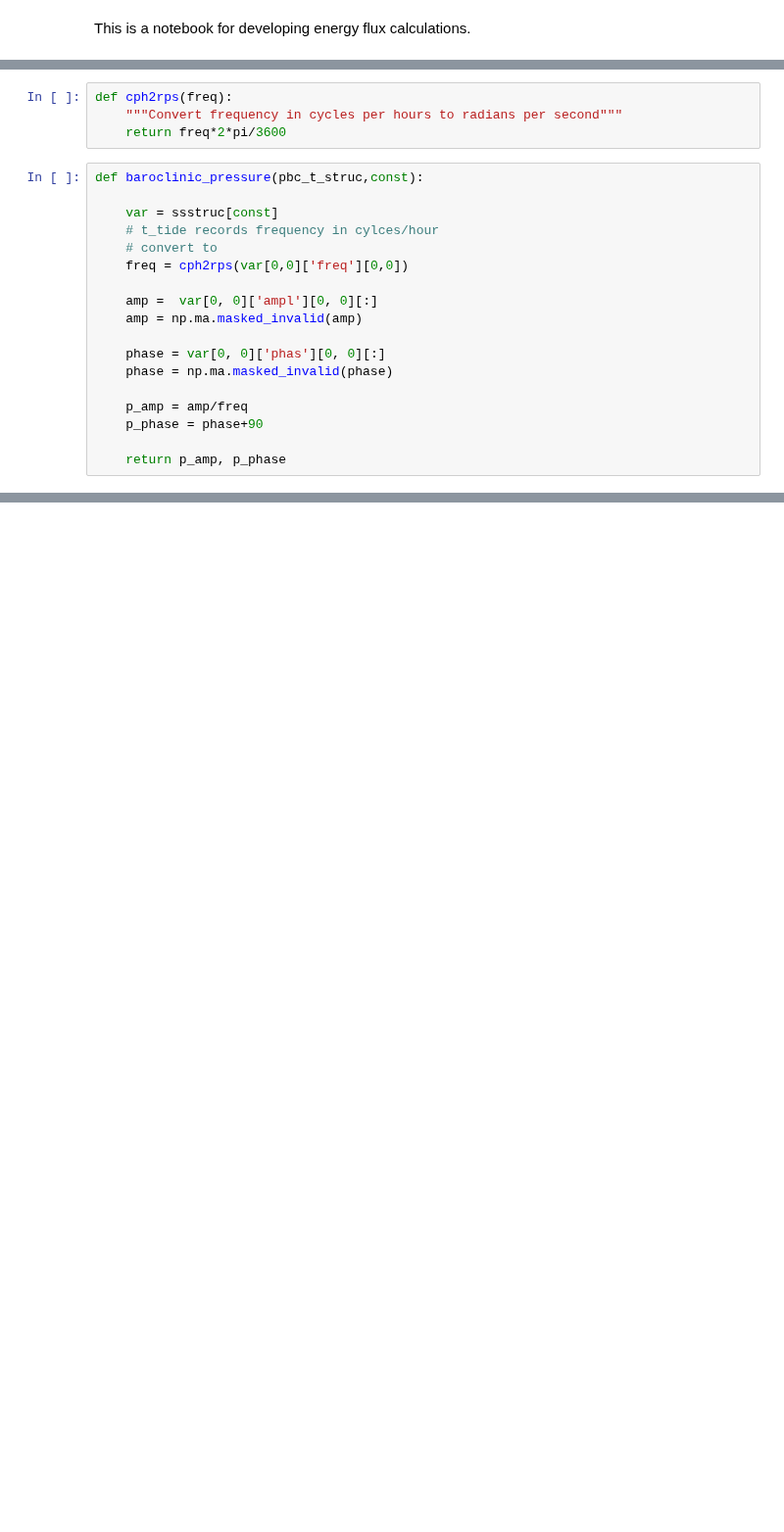
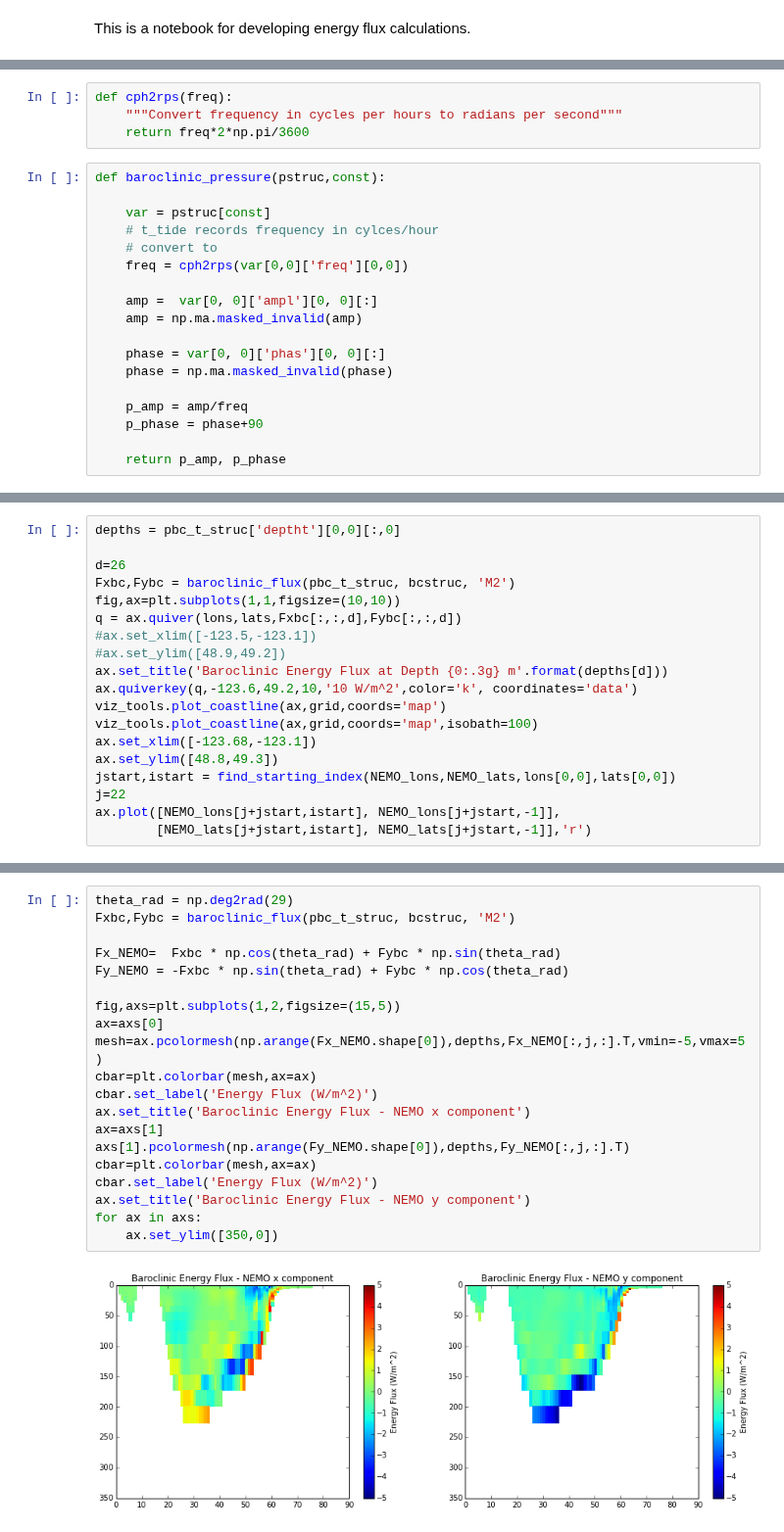
Before and after one commit to SalishSeaCast/analysis, a Jupyter notebook: Nancy/energy_flux/Develop energy flux calculations.ipynb, the cells around one changed output, grey strips where cells are left out. Shown at 98% size. Saved outputs shown, nothing was run; the diff lists cells and outputs as text; blank space fills up the shorter version.

```diff
--- a/Nancy/energy_flux/Develop energy flux calculations.ipynb
+++ b/Nancy/energy_flux/Develop energy flux calculations.ipynb
@@ -99,11 +123,11 @@ def barotropic_pressure(sshstruc, const):
 # %%
 def cph2rps(freq):
     """Convert frequency in cycles per hours to radians per second"""
-    return freq*2*pi/3600
+    return freq*2*np.pi/3600
 # %%
-def baroclinic_pressure(pbc_t_struc,const):
+def baroclinic_pressure(pstruc,const):
 
-    var = ssstruc[const]
+    var = pstruc[const]
     # t_tide records frequency in cylces/hour
     # convert to
     freq = cph2rps(var[0,0]['freq'][0,0])
@@ -120,0 +214,19 @@ def baroclinic_pressure(pbc_t_struc,const):
+# %%
+depths = pbc_t_struc['deptht'][0,0][:,0]
+
+d=26
+Fxbc,Fybc = baroclinic_flux(pbc_t_struc, bcstruc, 'M2')
+fig,ax=plt.subplots(1,1,figsize=(10,10))
+q = ax.quiver(lons,lats,Fxbc[:,:,d],Fybc[:,:,d])
+#ax.set_xlim([-123.5,-123.1])
+#ax.set_ylim([48.9,49.2])
+ax.set_title('Baroclinic Energy Flux at Depth {0:.3g} m'.format(depths[d]))
+ax.quiverkey(q,-123.6,49.2,10,'10 W/m^2',color='k', coordinates='data')
+viz_tools.plot_coastline(ax,grid,coords='map')
+viz_tools.plot_coastline(ax,grid,coords='map',isobath=100)
+ax.set_xlim([-123.68,-123.1])
+ax.set_ylim([48.8,49.3])
+jstart,istart = find_starting_index(NEMO_lons,NEMO_lats,lons[0,0],lats[0,0])
+j=22
+ax.plot([NEMO_lons[j+jstart,istart], NEMO_lons[j+jstart,-1]],
+        [NEMO_lats[j+jstart,istart], NEMO_lats[j+jstart,-1]],'r')
@@ -120,0 +238,22 @@ def baroclinic_pressure(pbc_t_struc,const):
+# %%
+theta_rad = np.deg2rad(29)
+Fxbc,Fybc = baroclinic_flux(pbc_t_struc, bcstruc, 'M2')
+
+Fx_NEMO=  Fxbc * np.cos(theta_rad) + Fybc * np.sin(theta_rad)
+Fy_NEMO = -Fxbc * np.sin(theta_rad) + Fybc * np.cos(theta_rad)
+
+fig,axs=plt.subplots(1,2,figsize=(15,5))
+ax=axs[0]
+mesh=ax.pcolormesh(np.arange(Fx_NEMO.shape[0]),depths,Fx_NEMO[:,j,:].T,vmin=-5,vmax=5)
+cbar=plt.colorbar(mesh,ax=ax)
+cbar.set_label('Energy Flux (W/m^2)')
+ax.set_title('Baroclinic Energy Flux - NEMO x component')
+ax=axs[1]
+axs[1].pcolormesh(np.arange(Fy_NEMO.shape[0]),depths,Fy_NEMO[:,j,:].T)
+cbar=plt.colorbar(mesh,ax=ax)
+cbar.set_label('Energy Flux (W/m^2)')
+ax.set_title('Baroclinic Energy Flux - NEMO y component')
+for ax in axs:
+    ax.set_ylim([350,0])
+# %% [output]
+[figure, added]
```
Also changed, not shown: parts of 26 cells of this notebook.
